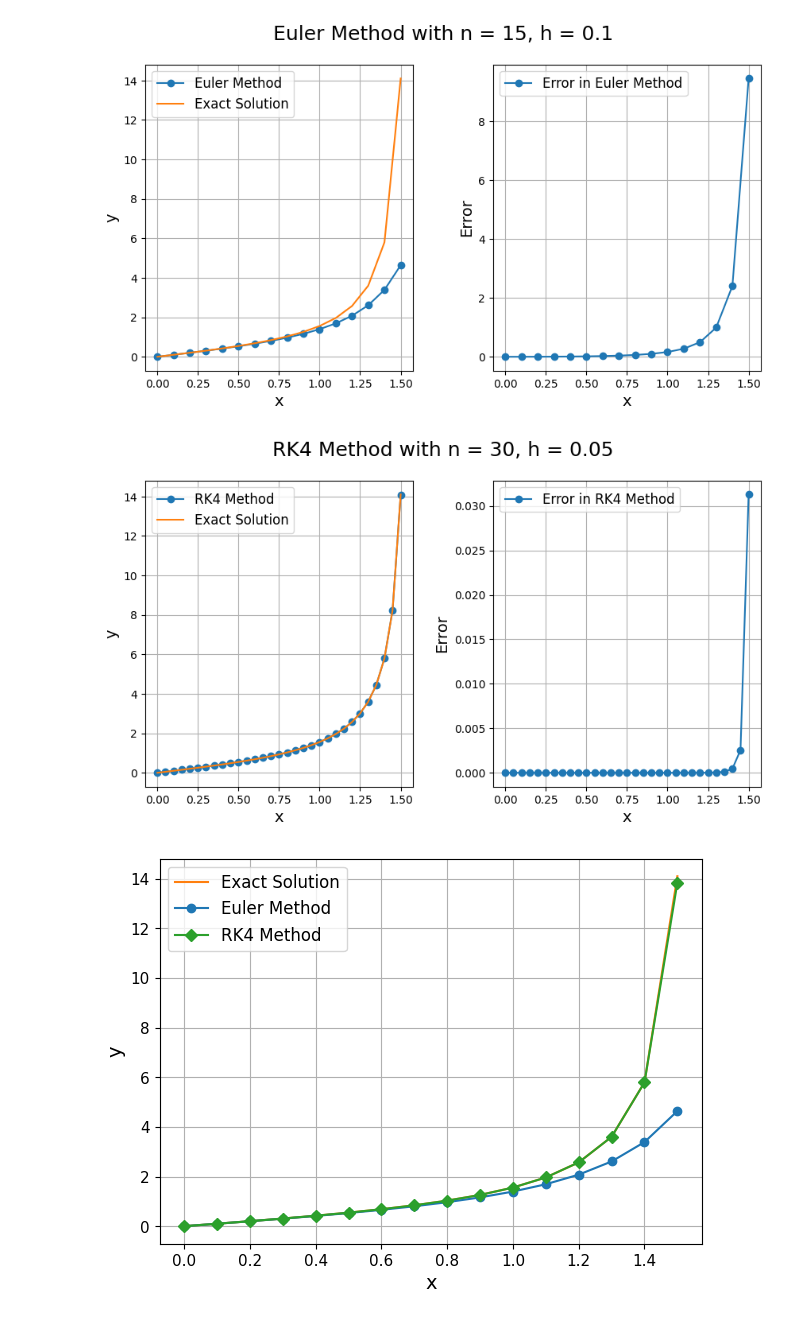
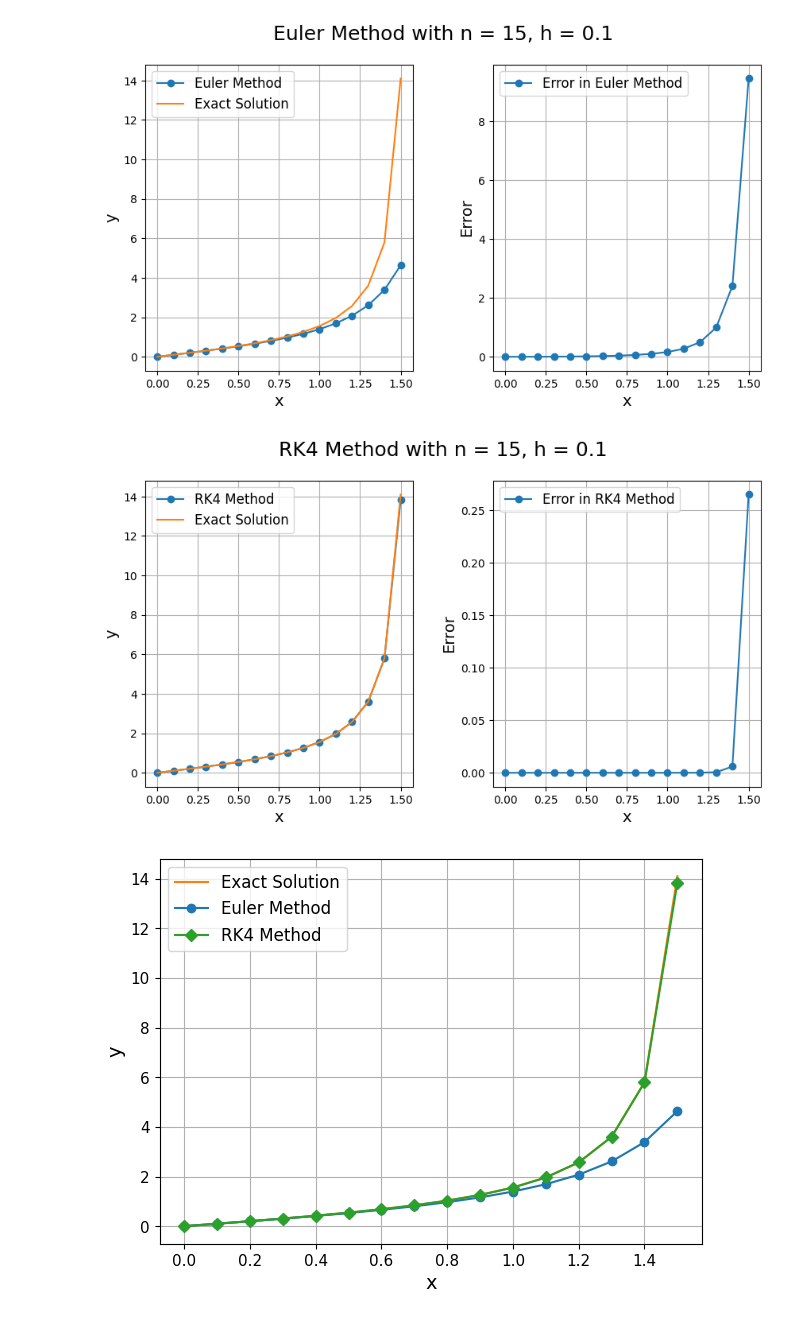
Before and after one commit to galih123star/computational2026, a Jupyter notebook: HW03/HW03_CPA.ipynb, the cells around one changed output. Cells and saved outputs as stored; diff of their text form; code cells hidden in the pictures.

```diff
--- a/HW03/HW03_CPA.ipynb
+++ b/HW03/HW03_CPA.ipynb
@@ -87,7 +87,7 @@ plt.subplots_adjust(wspace=0.3)
 x0 = 0
 y0 = 0
 xn = 1.5
-h_RK4 = 0.05
+h_RK4 = 0.1
 
 def RK4(f, x0, y0, h, xn):
     n = int((xn-x0)/h)
@@ -120,34 +120,34 @@ def RK4(f, x0, y0, h, xn):
     return x, y, error, n
 
 x1_RK4, y1_RK4, error_RK4, steps_RK4 = RK4(func, x0, y0, h_RK4, xn)
 
 # Plot
 plt.figure(figsize=(10,5))
 plt.suptitle(f"RK4 Method with n = {steps_RK4}, h = {h_RK4}", fontsize=18)
 
 plt.subplot(1,2,1)
 plt.plot(x1_RK4, y1_RK4, 'o-', color='tab:blue', label="RK4 Method")
 plt.plot(x1_RK4, func_exact(x1_RK4), color='tab:orange', label="Exact Solution")
 plt.legend(fontsize=12)
 plt.xlabel('x', size=14)
 plt.ylabel('y', size=14)
 plt.xticks(size=10)
 plt.yticks(size=10)
 plt.grid()
 
 plt.subplot(1,2,2)
 plt.plot(x1_RK4, error_RK4, 'o-', color='tab:blue', label="Error in RK4 Method")
 #plt.plot(x1_euler, func_exact(x1_euler), color='tab:orange', label="Exact Solution")
 plt.legend(fontsize=12)
 plt.xlabel('x', size=14)
 plt.ylabel('Error', size=14)
 plt.xticks(size=10)
 plt.yticks(size=10)
 plt.grid()
 
 plt.subplots_adjust(wspace=0.3)
 # %% [output]
-[figure, old version]
+[figure, new version]
 # %%
 # Comparsion
 plt.figure(figsize=(7,5))
```
Also changed, not shown: parts of 5 cells of this notebook.
